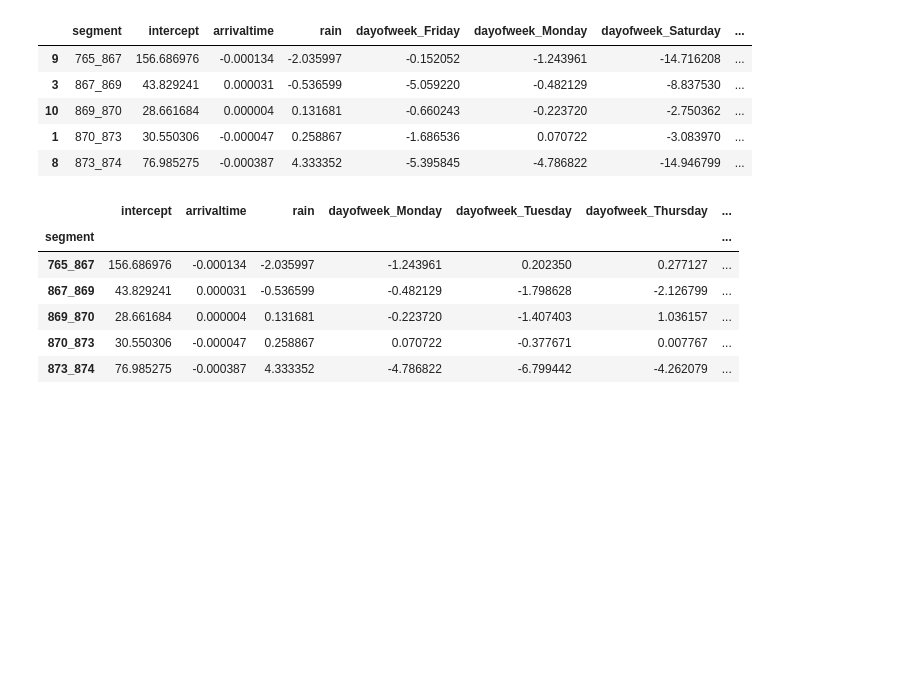
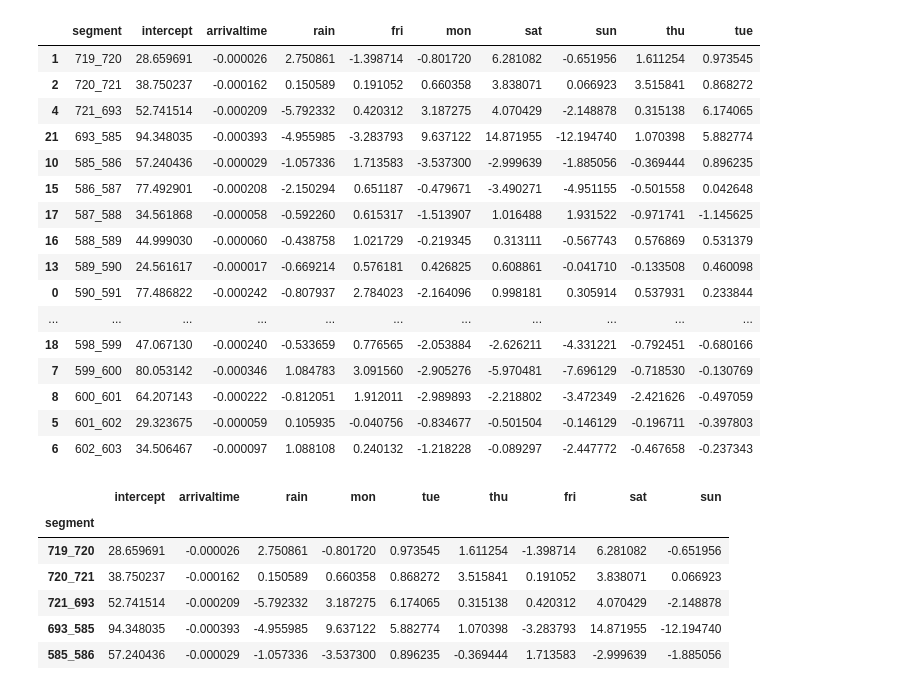
Before and after one commit to IsaacDempsey/JETA, a Jupyter notebook: JupyterNotebook/Journey Time API planning.ipynb, the cells around one changed output. Saved outputs shown, nothing was run; the diff lists cells and outputs as text; code cells hidden in the pictures; blank space fills up the shorter version.

```diff
--- a/JupyterNotebook/Journey Time API planning.ipynb
+++ b/JupyterNotebook/Journey Time API planning.ipynb
@@ -15,13 +16,13 @@ engine = create_engine("postgresql://{}:{}@{}:{}/{}".format(USER, PASSWORD, URI,
 # %%
 # Variables from query
 
-start = "765"
-destination = "1035"
-lineid = "17"
-start_time = "1530008000"
+start = "719"
+destination = "603"
+lineid = "31B"
+start_time = "1532018880"
 
 # http://localhost:8000/main/journeytime?source=767&destination=1914&lineid=39A&time=1530008000
-
+# http://localhost:8000/main/journeytime?source=719&destination=603&lineid=31B&time=1532018880
 # Rain should be gotten from api or else table
 
 rain = 0.5
@@ -141,0 +141,7 @@ print(journey_stops)
+# %%
+# Remove duplicate values from list, while maintaining stop order.
+
+from more_itertools import unique_everseen
+
+journey_stops = list(unique_everseen(journey_stops))
+print(journey_stops)
@@ -184,32 +223,42 @@ coefficients.head(5)
 # %%
 # Sort values by journey_segment segmentid
 
 coefficients['segment'] = coefficients['segment'].astype("category")
 coefficients['segment'].cat.set_categories(journey_segments, inplace=True)
 coefficients = coefficients.sort_values(["segment"])
-coefficients.head(5)
+coefficients
 # %% [output]
-|  | segment | intercept | arrivaltime | rain | dayofweek_Friday | dayofweek_Monday | dayofweek_Saturday | ... |
-| 9 | 765_867 | 156.686976 | -0.000134 | -2.035997 | -0.152052 | -1.243961 | -14.716208 | ... |
-| 3 | 867_869 | 43.829241 | 0.000031 | -0.536599 | -5.059220 | -0.482129 | -8.837530 | ... |
-| 10 | 869_870 | 28.661684 | 0.000004 | 0.131681 | -0.660243 | -0.223720 | -2.750362 | ... |
-| 1 | 870_873 | 30.550306 | -0.000047 | 0.258867 | -1.686536 | 0.070722 | -3.083970 | ... |
-| 8 | 873_874 | 76.985275 | -0.000387 | 4.333352 | -5.395845 | -4.786822 | -14.946799 | ... |
+|  | segment | intercept | arrivaltime | rain | fri | mon | sat | sun | thu | tue |
+| 1 | 719_720 | 28.659691 | -0.000026 | 2.750861 | -1.398714 | -0.801720 | 6.281082 | -0.651956 | 1.611254 | 0.973545 |
+| 2 | 720_721 | 38.750237 | -0.000162 | 0.150589 | 0.191052 | 0.660358 | 3.838071 | 0.066923 | 3.515841 | 0.868272 |
+| 4 | 721_693 | 52.741514 | -0.000209 | -5.792332 | 0.420312 | 3.187275 | 4.070429 | -2.148878 | 0.315138 | 6.174065 |
+| 21 | 693_585 | 94.348035 | -0.000393 | -4.955985 | -3.283793 | 9.637122 | 14.871955 | -12.194740 | 1.070398 | 5.882774 |
+| 10 | 585_586 | 57.240436 | -0.000029 | -1.057336 | 1.713583 | -3.537300 | -2.999639 | -1.885056 | -0.369444 | 0.896235 |
+| 15 | 586_587 | 77.492901 | -0.000208 | -2.150294 | 0.651187 | -0.479671 | -3.490271 | -4.951155 | -0.501558 | 0.042648 |
+| 17 | 587_588 | 34.561868 | -0.000058 | -0.592260 | 0.615317 | -1.513907 | 1.016488 | 1.931522 | -0.971741 | -1.145625 |
+| 16 | 588_589 | 44.999030 | -0.000060 | -0.438758 | 1.021729 | -0.219345 | 0.313111 | -0.567743 | 0.576869 | 0.531379 |
+| 13 | 589_590 | 24.561617 | -0.000017 | -0.669214 | 0.576181 | 0.426825 | 0.608861 | -0.041710 | -0.133508 | 0.460098 |
+| 0 | 590_591 | 77.486822 | -0.000242 | -0.807937 | 2.784023 | -2.164096 | 0.998181 | 0.305914 | 0.537931 | 0.233844 |
+| ... | ... | ... | ... | ... | ... | ... | ... | ... | ... | ... |
+| 18 | 598_599 | 47.067130 | -0.000240 | -0.533659 | 0.776565 | -2.053884 | -2.626211 | -4.331221 | -0.792451 | -0.680166 |
+| 7 | 599_600 | 80.053142 | -0.000346 | 1.084783 | 3.091560 | -2.905276 | -5.970481 | -7.696129 | -0.718530 | -0.130769 |
+| 8 | 600_601 | 64.207143 | -0.000222 | -0.812051 | 1.912011 | -2.989893 | -2.218802 | -3.472349 | -2.421626 | -0.497059 |
+| 5 | 601_602 | 29.323675 | -0.000059 | 0.105935 | -0.040756 | -0.834677 | -0.501504 | -0.146129 | -0.196711 | -0.397803 |
+| 6 | 602_603 | 34.506467 | -0.000097 | 1.088108 | 0.240132 | -1.218228 | -0.089297 | -2.447772 | -0.467658 | -0.237343 |
 # %%
 # Rearrange columns and set segment id as index
 
-coefficients = coefficients[["segment", "intercept", "arrivaltime", "rain", "dayofweek_Monday", "dayofweek_Tuesday",
-                        "dayofweek_Thursday", "dayofweek_Friday", "dayofweek_Saturday", "dayofweek_Sunday"]]
+coefficients = coefficients[["segment", "intercept", "arrivaltime", "rain", "mon", "tue", "thu", "fri", "sat", "sun"]]
 coefficients = coefficients.set_index('segment')
 coefficients.head(5)
 # %% [output]
-|  | intercept | arrivaltime | rain | dayofweek_Monday | dayofweek_Tuesday | dayofweek_Thursday | ... |
-| segment |  |  |  |  |  |  | ... |
-| 765_867 | 156.686976 | -0.000134 | -2.035997 | -1.243961 | 0.202350 | 0.277127 | ... |
-| 867_869 | 43.829241 | 0.000031 | -0.536599 | -0.482129 | -1.798628 | -2.126799 | ... |
-| 869_870 | 28.661684 | 0.000004 | 0.131681 | -0.223720 | -1.407403 | 1.036157 | ... |
-| 870_873 | 30.550306 | -0.000047 | 0.258867 | 0.070722 | -0.377671 | 0.007767 | ... |
-| 873_874 | 76.985275 | -0.000387 | 4.333352 | -4.786822 | -6.799442 | -4.262079 | ... |
+|  | intercept | arrivaltime | rain | mon | tue | thu | fri | sat | sun |
+| segment |  |  |  |  |  |  |  |  |  |
+| 719_720 | 28.659691 | -0.000026 | 2.750861 | -0.801720 | 0.973545 | 1.611254 | -1.398714 | 6.281082 | -0.651956 |
+| 720_721 | 38.750237 | -0.000162 | 0.150589 | 0.660358 | 0.868272 | 3.515841 | 0.191052 | 3.838071 | 0.066923 |
+| 721_693 | 52.741514 | -0.000209 | -5.792332 | 3.187275 | 6.174065 | 0.315138 | 0.420312 | 4.070429 | -2.148878 |
+| 693_585 | 94.348035 | -0.000393 | -4.955985 | 9.637122 | 5.882774 | 1.070398 | -3.283793 | 14.871955 | -12.194740 |
+| 585_586 | 57.240436 | -0.000029 | -1.057336 | -3.537300 | 0.896235 | -0.369444 | 1.713583 | -2.999639 | -1.885056 |
 # %%
 arrivaltime = model_inputs[0]
 totaltraveltime = 0
```
Also changed, not shown: parts of 16 cells of this notebook, 2 other files.
